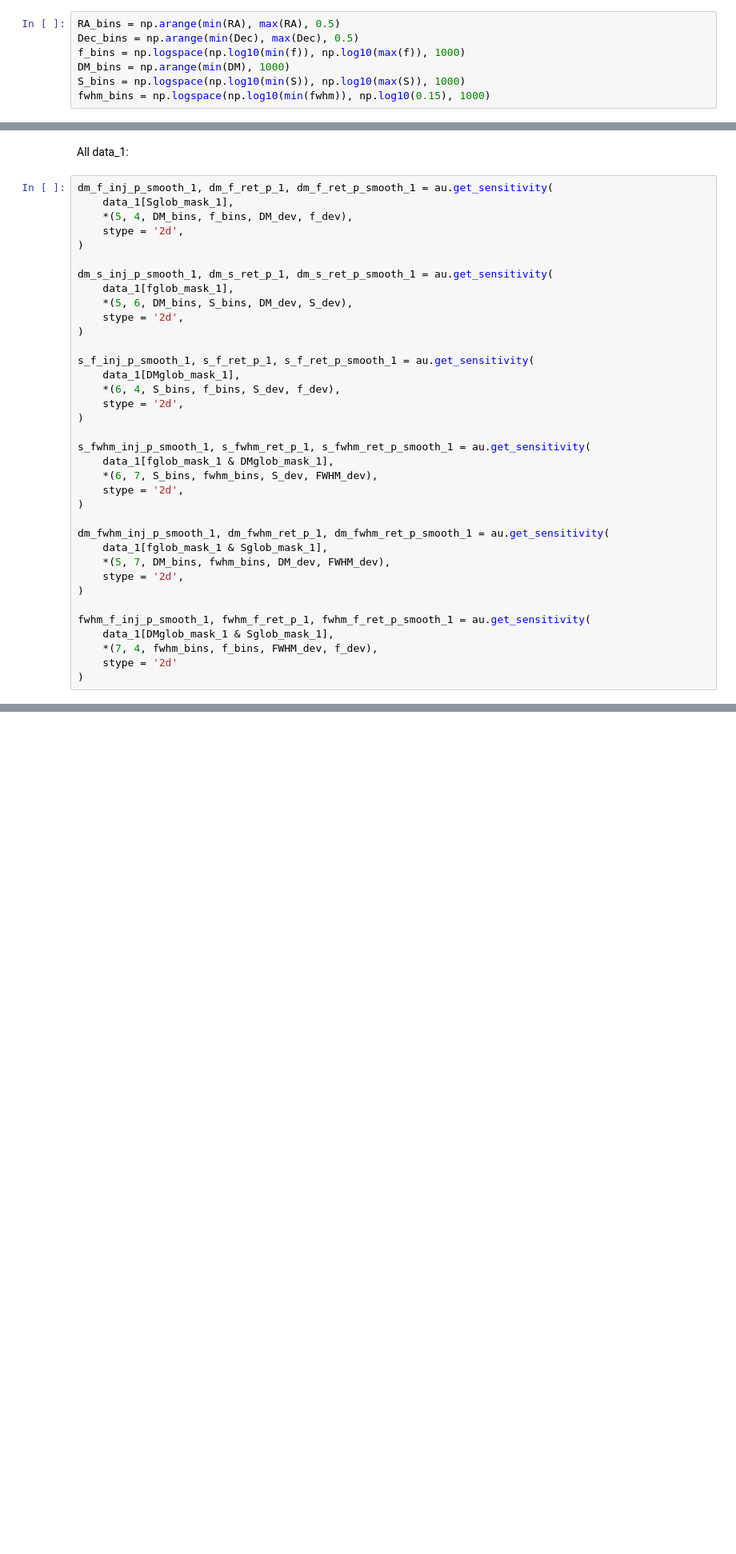
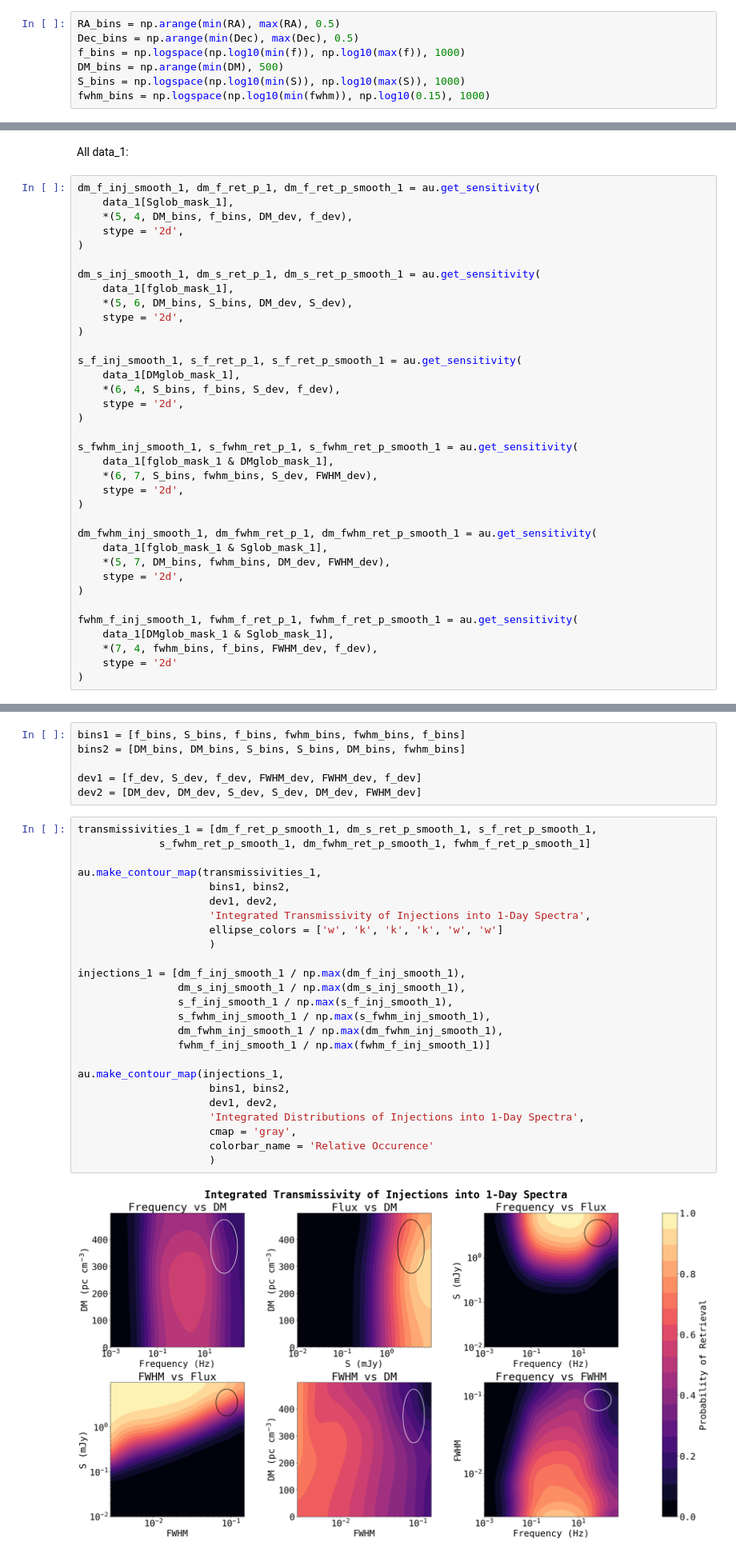
Before and after one commit to chime-sps/Transmissivity, a Jupyter notebook: results/injection_analysis_2d.ipynb, the cells around one changed output, grey strips where cells are left out. Shown at 80% size. Saved outputs shown, nothing was run; the diff lists cells and outputs as text; blank space fills up the shorter version.

Commit message:
functionalized the plotting for 2d analysis

```diff
--- a/results/injection_analysis_2d.ipynb
+++ b/results/injection_analysis_2d.ipynb
@@ -52,7 +53,7 @@ glob_mask_1 = fglob_mask_1 & DMglob_mask_1 & Sglob_mask_1
 RA_bins = np.arange(min(RA), max(RA), 0.5)
 Dec_bins = np.arange(min(Dec), max(Dec), 0.5)
 f_bins = np.logspace(np.log10(min(f)), np.log10(max(f)), 1000)
-DM_bins = np.arange(min(DM), 1000)
+DM_bins = np.arange(min(DM), 500)
 S_bins = np.logspace(np.log10(min(S)), np.log10(max(S)), 1000)
 fwhm_bins = np.logspace(np.log10(min(fwhm)), np.log10(0.15), 1000)
 # %%
@@ -63,37 +64,37 @@ FWHM_dev = 80
 # %% [markdown]
 All data_1:
 # %%
-dm_f_inj_p_smooth_1, dm_f_ret_p_1, dm_f_ret_p_smooth_1 = au.get_sensitivity(
+dm_f_inj_smooth_1, dm_f_ret_p_1, dm_f_ret_p_smooth_1 = au.get_sensitivity(
     data_1[Sglob_mask_1],
     *(5, 4, DM_bins, f_bins, DM_dev, f_dev),
     stype = '2d',
 )
 
-dm_s_inj_p_smooth_1, dm_s_ret_p_1, dm_s_ret_p_smooth_1 = au.get_sensitivity(
+dm_s_inj_smooth_1, dm_s_ret_p_1, dm_s_ret_p_smooth_1 = au.get_sensitivity(
     data_1[fglob_mask_1],
     *(5, 6, DM_bins, S_bins, DM_dev, S_dev),
     stype = '2d',
 )
 
-s_f_inj_p_smooth_1, s_f_ret_p_1, s_f_ret_p_smooth_1 = au.get_sensitivity(
+s_f_inj_smooth_1, s_f_ret_p_1, s_f_ret_p_smooth_1 = au.get_sensitivity(
     data_1[DMglob_mask_1],
     *(6, 4, S_bins, f_bins, S_dev, f_dev),
     stype = '2d',
 )
 
-s_fwhm_inj_p_smooth_1, s_fwhm_ret_p_1, s_fwhm_ret_p_smooth_1 = au.get_sensitivity(
+s_fwhm_inj_smooth_1, s_fwhm_ret_p_1, s_fwhm_ret_p_smooth_1 = au.get_sensitivity(
     data_1[fglob_mask_1 & DMglob_mask_1],
     *(6, 7, S_bins, fwhm_bins, S_dev, FWHM_dev),
     stype = '2d',
 )
 
-dm_fwhm_inj_p_smooth_1, dm_fwhm_ret_p_1, dm_fwhm_ret_p_smooth_1 = au.get_sensitivity(
+dm_fwhm_inj_smooth_1, dm_fwhm_ret_p_1, dm_fwhm_ret_p_smooth_1 = au.get_sensitivity(
     data_1[fglob_mask_1 & Sglob_mask_1],
     *(5, 7, DM_bins, fwhm_bins, DM_dev, FWHM_dev),
     stype = '2d',
 )
 
-fwhm_f_inj_p_smooth_1, fwhm_f_ret_p_1, fwhm_f_ret_p_smooth_1 = au.get_sensitivity(
+fwhm_f_inj_smooth_1, fwhm_f_ret_p_1, fwhm_f_ret_p_smooth_1 = au.get_sensitivity(
     data_1[DMglob_mask_1 & Sglob_mask_1],
     *(7, 4, fwhm_bins, f_bins, FWHM_dev, f_dev),
     stype = '2d'
@@ -189,0 +102,33 @@ plt.show()
+# %%
+bins1 = [f_bins, S_bins, f_bins, fwhm_bins, fwhm_bins, f_bins]
+bins2 = [DM_bins, DM_bins, S_bins, S_bins, DM_bins, fwhm_bins]
+
+dev1 = [f_dev, S_dev, f_dev, FWHM_dev, FWHM_dev, f_dev]
+dev2 = [DM_dev, DM_dev, S_dev, S_dev, DM_dev, FWHM_dev]
+# %%
+transmissivities_1 = [dm_f_ret_p_smooth_1, dm_s_ret_p_smooth_1, s_f_ret_p_smooth_1,
+             s_fwhm_ret_p_smooth_1, dm_fwhm_ret_p_smooth_1, fwhm_f_ret_p_smooth_1]
+
+au.make_contour_map(transmissivities_1,
+                     bins1, bins2,
+                     dev1, dev2,
+                     'Integrated Transmissivity of Injections into 1-Day Spectra',
+                     ellipse_colors = ['w', 'k', 'k', 'k', 'w', 'w']
+                     )
+
+injections_1 = [dm_f_inj_smooth_1 / np.max(dm_f_inj_smooth_1),
+                dm_s_inj_smooth_1 / np.max(dm_s_inj_smooth_1),
+                s_f_inj_smooth_1 / np.max(s_f_inj_smooth_1),
+                s_fwhm_inj_smooth_1 / np.max(s_fwhm_inj_smooth_1),
+                dm_fwhm_inj_smooth_1 / np.max(dm_fwhm_inj_smooth_1),
+                fwhm_f_inj_smooth_1 / np.max(fwhm_f_inj_smooth_1)]
+
+au.make_contour_map(injections_1,
+                     bins1, bins2,
+                     dev1, dev2,
+                     'Integrated Distributions of Injections into 1-Day Spectra',
+                     cmap = 'gray',
+                     colorbar_name = 'Relative Occurence'
+                     )
+# %% [output]
+[figure, added]
```
Also changed, not shown: parts of 26 cells of this notebook.
